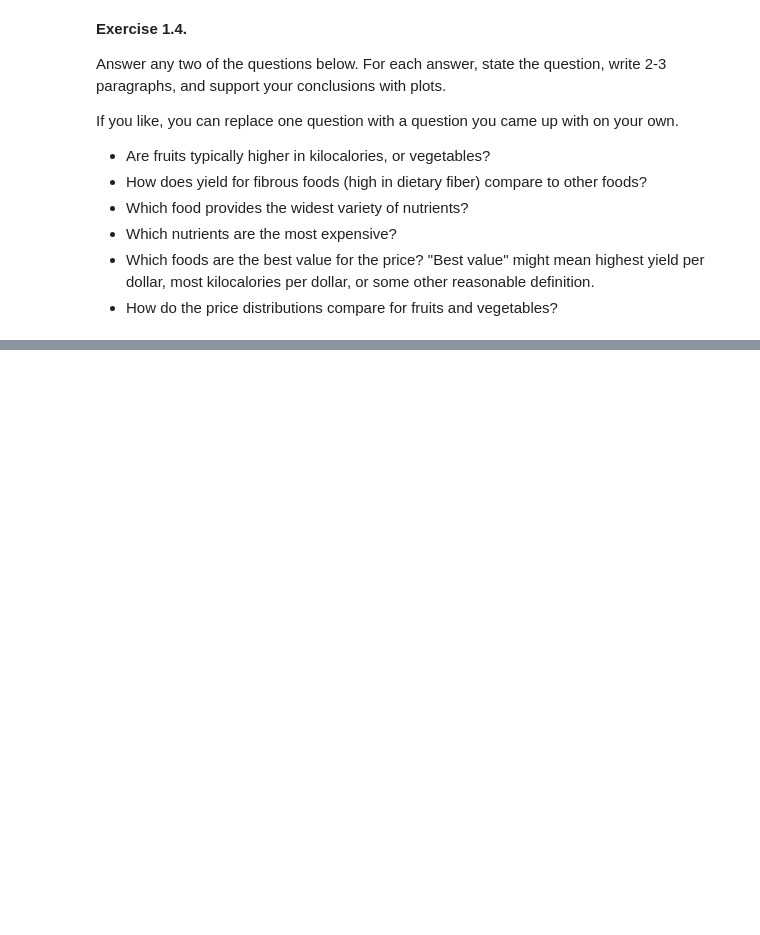
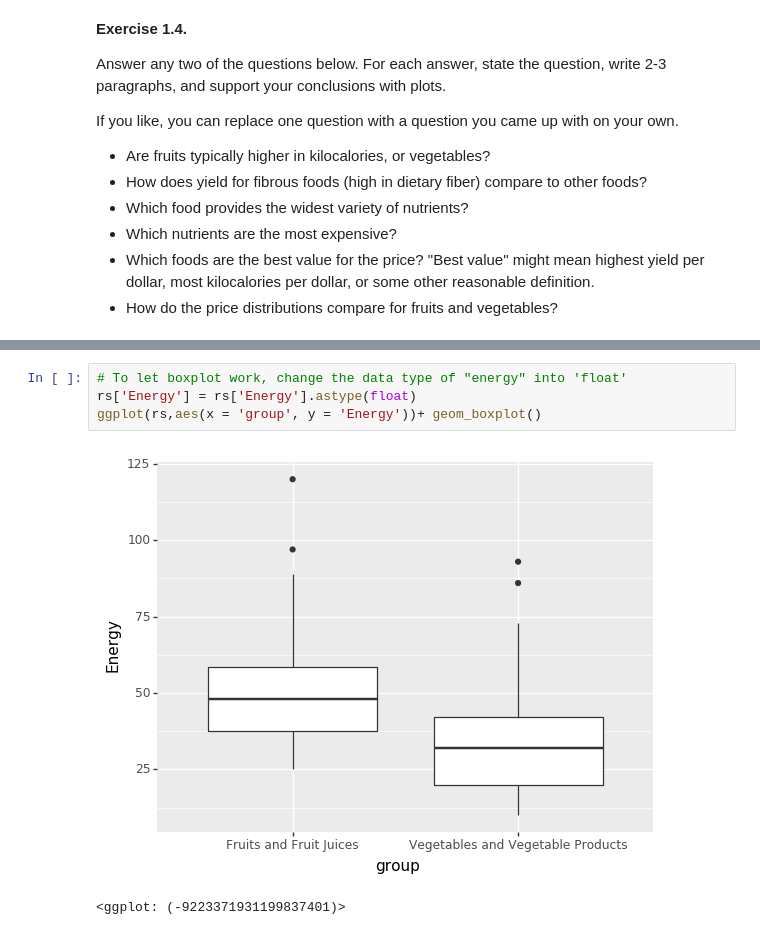
Before and after one commit to RyanYin04/python, a Jupyter notebook: assignment-3-RyanYin04/hw3.ipynb, the cells around one changed output, grey strips where cells are left out. Saved outputs shown, nothing was run; the diff lists cells and outputs as text; blank space fills up the shorter version.

```diff
--- a/assignment-3-RyanYin04/hw3.ipynb
+++ b/assignment-3-RyanYin04/hw3.ipynb
@@ -203,0 +435,7 @@ Answer any two of the questions below. For each answer, state the question, writ
+# %%
+# To let boxplot work, change the data type of "energy" into 'float'
+rs['Energy'] = rs['Energy'].astype(float)
+ggplot(rs,aes(x = 'group', y = 'Energy'))+ geom_boxplot()
+# %% [output]
+[figure, added]
+<ggplot: (-9223371931199837401)>
```
Also changed, not shown: parts of 22 cells of this notebook, 1 other file.
